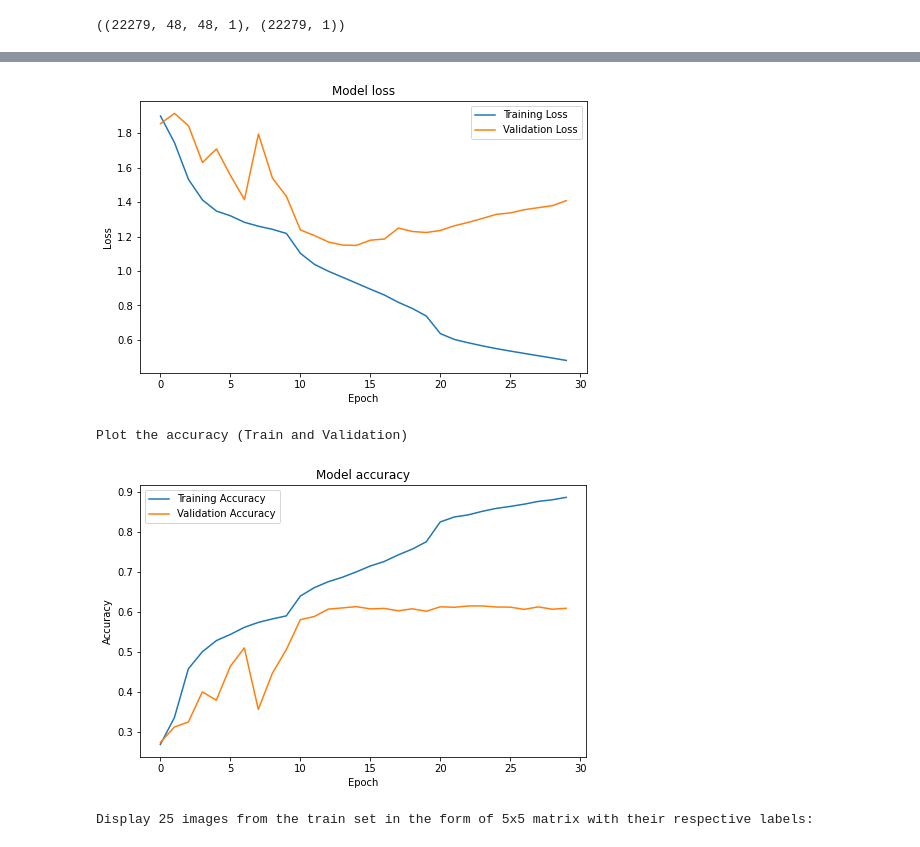
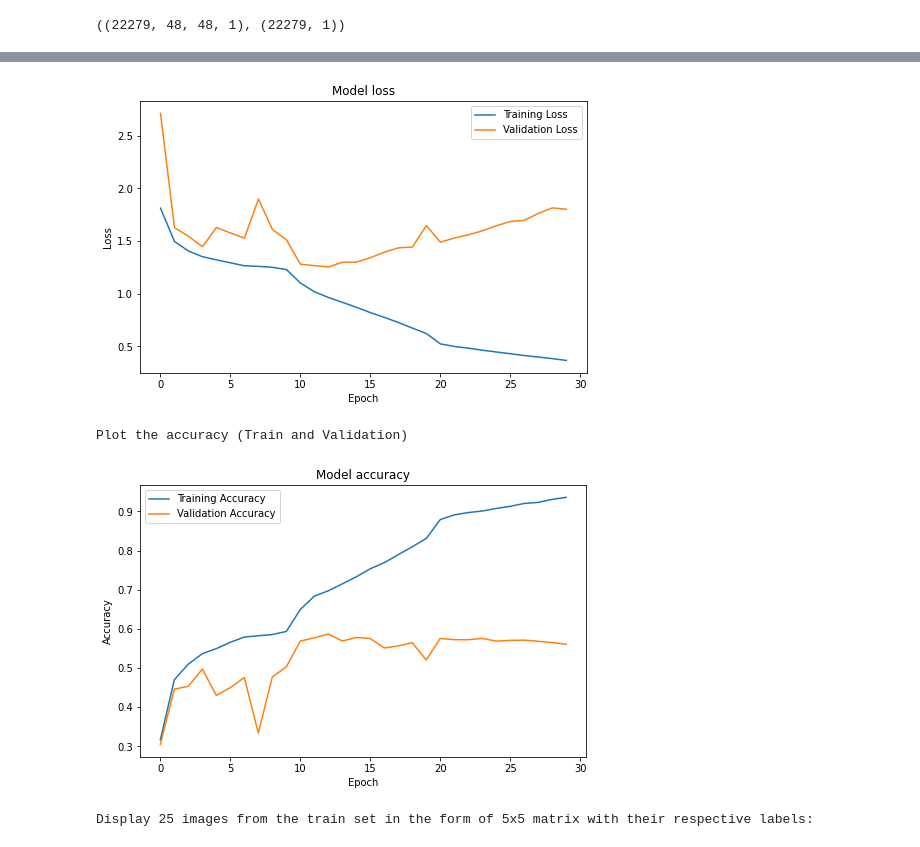
Before and after one commit to Tithra/Computer-Vision-DNN, a Jupyter notebook: FaceRecognition.v3.ipynb, the cells around one changed output, grey strips where cells are left out. Drawn from its saved outputs; the diff is of its cells as text; code cells hidden in the pictures.

```diff
--- a/FaceRecognition.v3.ipynb
+++ b/FaceRecognition.v3.ipynb
@@ -215,7 +220,7 @@ import os
 # Training parameters
 batch_size = 128
 epochs = 30
-data_augmentation = True
+data_augmentation = False
 num_classes = 7
 subtract_pixel_mean = False  # Subtracting pixel mean improves accuracy
 attention_module = 'cbam_block'
@@ -407,7 +412,7 @@ WARNING:tensorflow:Can save best model only with val_acc available, skipping.
 Plot loss values (Train vs. Validation)
-[figure, old version]
+[figure, new version]
 Plot the accuracy (Train and Validation)
-[figure, old version]
+[figure, new version]
 # %%
 #CBAM with cross validation
 
```
Also changed, not shown: parts of 4 cells of this notebook.
